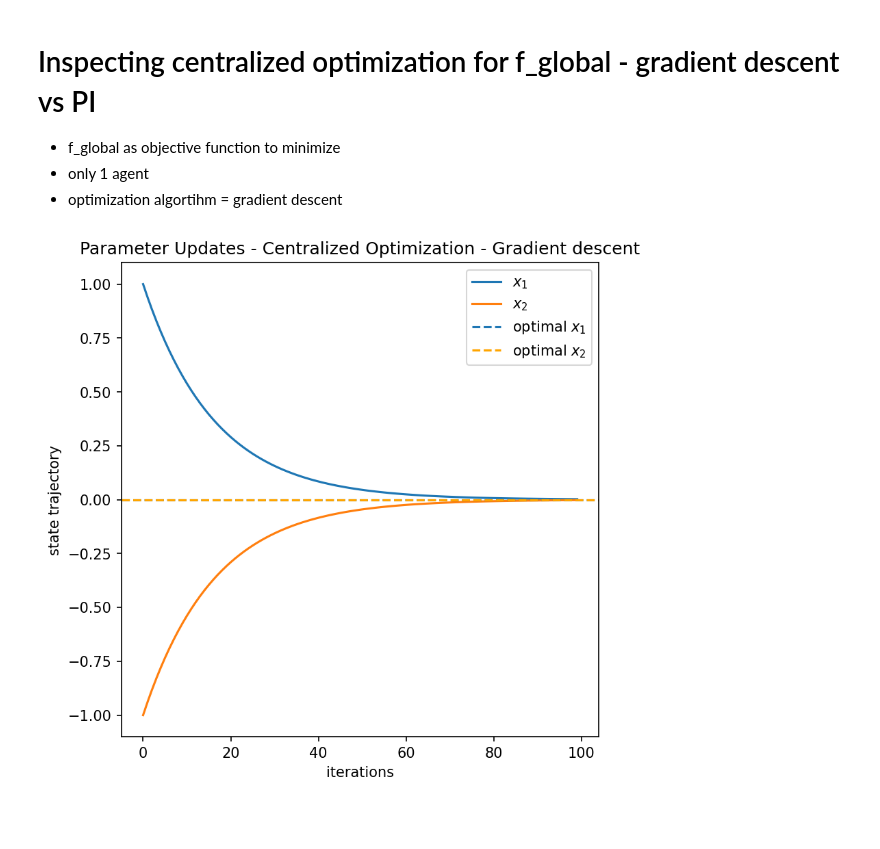
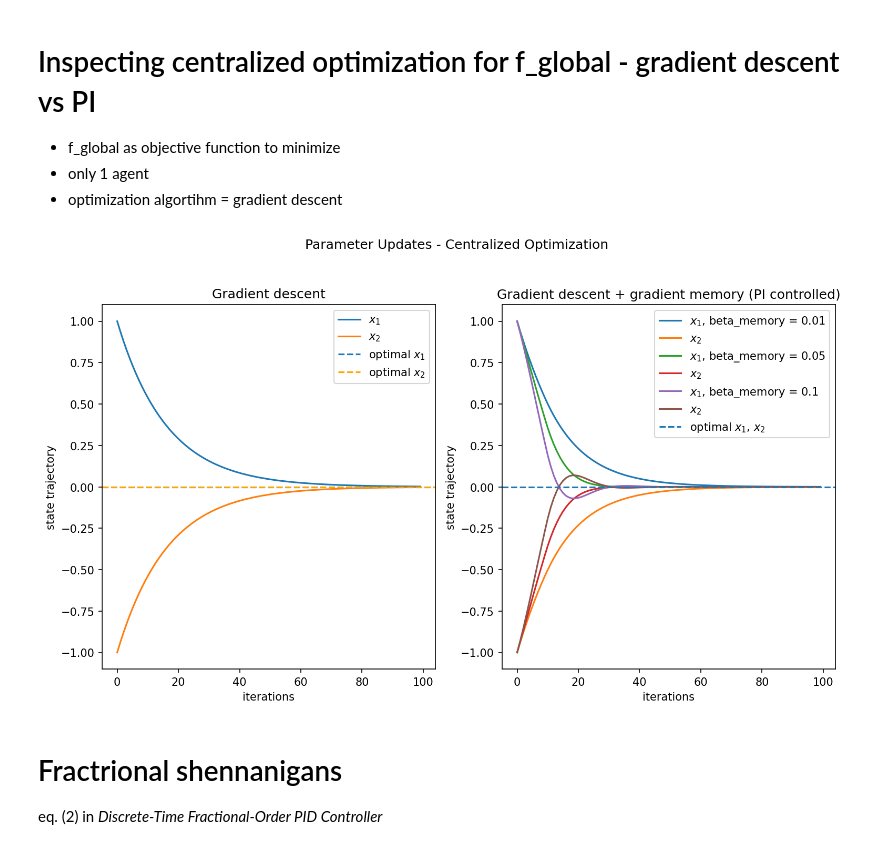
Before and after one commit to AndreiLix/FrODO, a Jupyter notebook: FOLDER_code/centralized_optimization.ipynb, the cells around one changed output. Drawn from its saved outputs; the diff is of its cells as text; code cells hidden in the pictures; blank space fills up the shorter version.

Commit message:
implemented the memopry from fracitonal PID, first draft instant acceleration

```diff
--- a/FOLDER_code/centralized_optimization.ipynb
+++ b/FOLDER_code/centralized_optimization.ipynb
@@ -8,60 +8,94 @@
 import numpy as np
 import matplotlib.pyplot as plt
 # %%
+import matplotlib.pyplot as plt
+
 def gradient_vector_f_global_Autograd(x):
-
     import jax
 
     x1, x2 = x[0], x[1]
 
-    f_partial_x1 = jax.grad(f_global, argnums= 0)
-    f_partial_x2 = jax.grad(f_global, argnums= 1)
+    f_partial_x1 = jax.grad(f_global, argnums=0)
+    f_partial_x2 = jax.grad(f_global, argnums=1)
 
     return f_partial_x1(x1, x2), f_partial_x2(x1, x2)
 
 def f_global(x1, x2):
-
-    return 0.05* x1**2 + 0.05* x2**2
-
+    return 0.05 * x1**2 + 0.05 * x2**2
 
 optimal_x_1 = 0
 optimal_x_2 = 0
 
 n_iterations = 100
 
-
 beta = 0.2
 alpha = 3
 
-learning_rate =  beta * alpha
+learning_rate = beta * alpha
 
 x1, x2 = 1., -1.
 
 history_x1 = []
 history_x2 = []
 for _ in range(n_iterations):
-
     history_x1.append(x1)
     history_x2.append(x2)
 
     x1 = x1 - learning_rate * gradient_vector_f_global_Autograd([x1, x2])[0]
     x2 = x2 - learning_rate * gradient_vector_f_global_Autograd([x1, x2])[1]
 
+fig, axs = plt.subplots(1, 2, figsize=(12, 6), dpi=150)
 
-fig, ax = plt.subplots(figsize=(6, 6), dpi=150)
+# Plot for the first scenario
+axs[0].plot(range(len(history_x1)), history_x1, label="$x_1$")
+axs[0].plot(range(len(history_x2)), history_x2, label="$x_2$")
+axs[0].axhline(y=optimal_x_1, linestyle='dashed', label="optimal $x_1$")
+axs[0].axhline(y=optimal_x_2, linestyle='dashed', label="optimal $x_2$", color="orange")
+axs[0].set_title("Gradient descent")
+axs[0].set_xlabel("iterations")
+axs[0].set_ylabel("state trajectory")
+axs[0].legend()
 
-ax.plot(range(len(history_x1)), history_x1, label = "$x_1$")
-ax.plot(range(len(history_x2)), history_x2, label = "$x_2$")
+# Plot for the second scenario
 
-ax.axhline(y= optimal_x_1, linestyle='dashed', label= "optimal $x_1$")
-ax.axhline(y= optimal_x_2, linestyle='dashed', label= "optimal $x_2$", color="orange")
 
-ax.set_title("Parameter Updates - Centralized Optimization - Gradient descent")
-ax.set_xlabel("iterations")
-ax.set_ylabel("state trajectory")
+betas_memory = [0.01, 0.05, 0.1]
 
-ax.legend()
+for beta_memory in betas_memory:
+    x1, x2 = 1., -1.
+    history_x1 = []
+    history_x2 = []
+    # beta_memory = 0.1
+    len_memory = 10
+    gradient_memory_x1 = len_memory * [0]
+    gradient_memory_x2 = len_memory * [0]
+
+    for _ in range(n_iterations):
+        history_x1.append(x1)
+        history_x2.append(x2)
+
+        gradient_memory_x1[:-1], gradient_memory_x2[:-1] = gradient_memory_x1[1:], gradient_memory_x2[1:]
+        gradient_memory_x1[-1] = float(gradient_vector_f_global_Autograd([x1, x2])[0])
+        gradient_memory_x2[-1] = float(gradient_vector_f_global_Autograd([x1, x2])[1])
+
+        x1 = x1 - learning_rate * gradient_vector_f_global_Autograd([x1, x2])[0] - beta_memory * sum(gradient_memory_x1)
+        x2 = x2 - learning_rate * gradient_vector_f_global_Autograd([x1, x2])[1] - beta_memory * sum(gradient_memory_x2)
+
+    axs[1].plot(range(len(history_x1)), history_x1, label=f"$x_1$, beta_memory = {beta_memory}")
+    axs[1].plot(range(len(history_x2)), history_x2, label="$x_2$")
+axs[1].axhline(y=optimal_x_1, linestyle='dashed', label="optimal $x_1$, $x_2$")
+
+fig.suptitle("Parameter Updates - Centralized Optimization", y=1.02)
+
+axs[1].set_title("Gradient descent + gradient memory (PI controlled)")
+axs[1].set_xlabel("iterations")
+axs[1].set_ylabel("state trajectory")
+axs[1].legend()
 plt.show()
 # %% [output]
-[figure, old version]
+[figure, new version]
+# %% [markdown]
+# Fractrional shennanigans
+
+eq. (2) in *Discrete-Time Fractional-Order PID Controller*
 # %%
```
Also changed, not shown: parts of 3 cells of this notebook.
